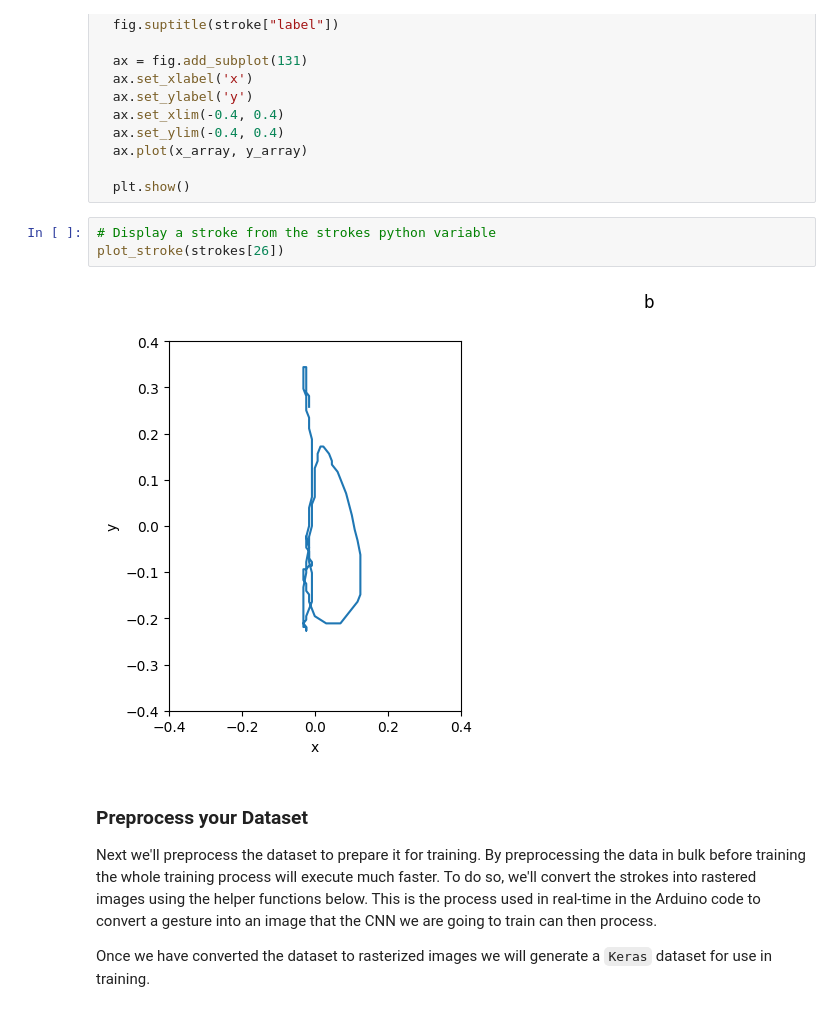
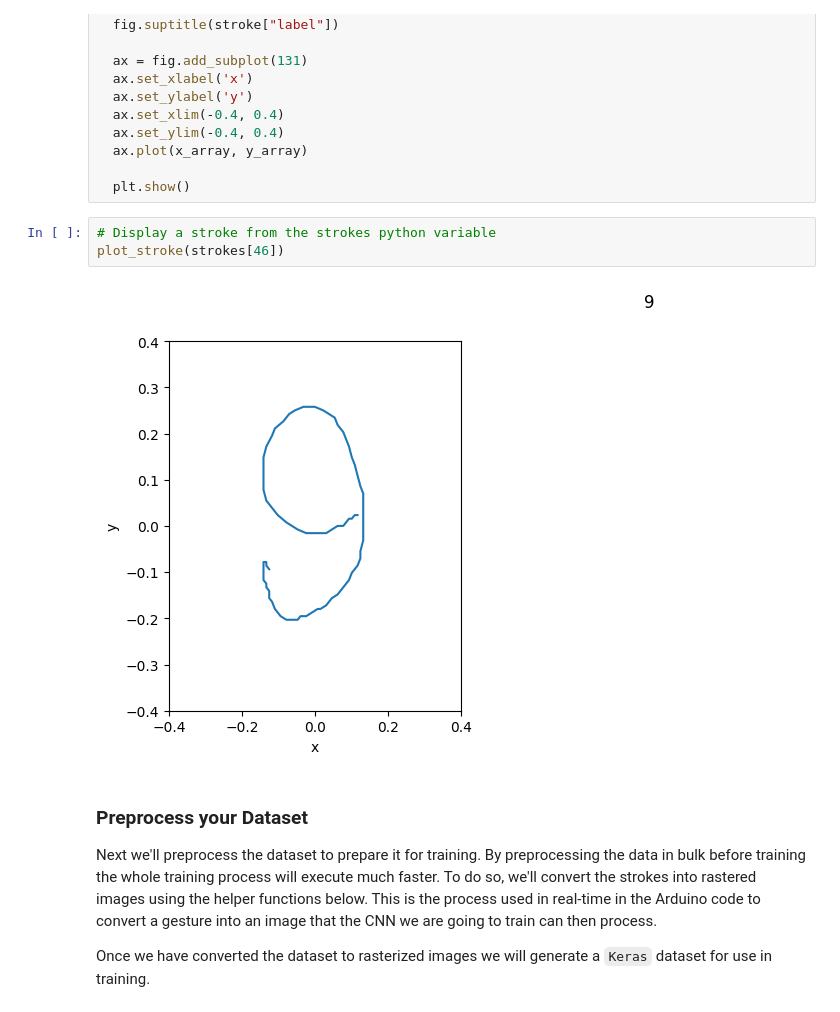
Before and after one commit to louiebisset/IOT, a Jupyter notebook: UoB_IoT_tb2_MagicWand.ipynb, the cells around one changed output. Saved outputs shown, nothing was run; the diff lists cells and outputs as text.

```diff
--- a/UoB_IoT_tb2_MagicWand.ipynb
+++ b/UoB_IoT_tb2_MagicWand.ipynb
@@ -189,9 +189,9 @@ def plot_stroke(stroke):
   plt.show()
 # %%
 # Display a stroke from the strokes python variable
-plot_stroke(strokes[26])
+plot_stroke(strokes[46])
 # %% [output]
-[figure, old version]
+[figure, new version]
 # %% [markdown]
 ### Preprocess your Dataset
 Next we'll preprocess the dataset to prepare it for training. By preprocessing the data in bulk before training the whole training process will execute much faster. To do so, we'll convert the strokes into rastered images using the helper functions below. This is the process used in real-time in the Arduino code to convert a gesture into an image that the CNN we are going to train can then process.
```
Also changed, not shown: parts of 6 cells of this notebook.
